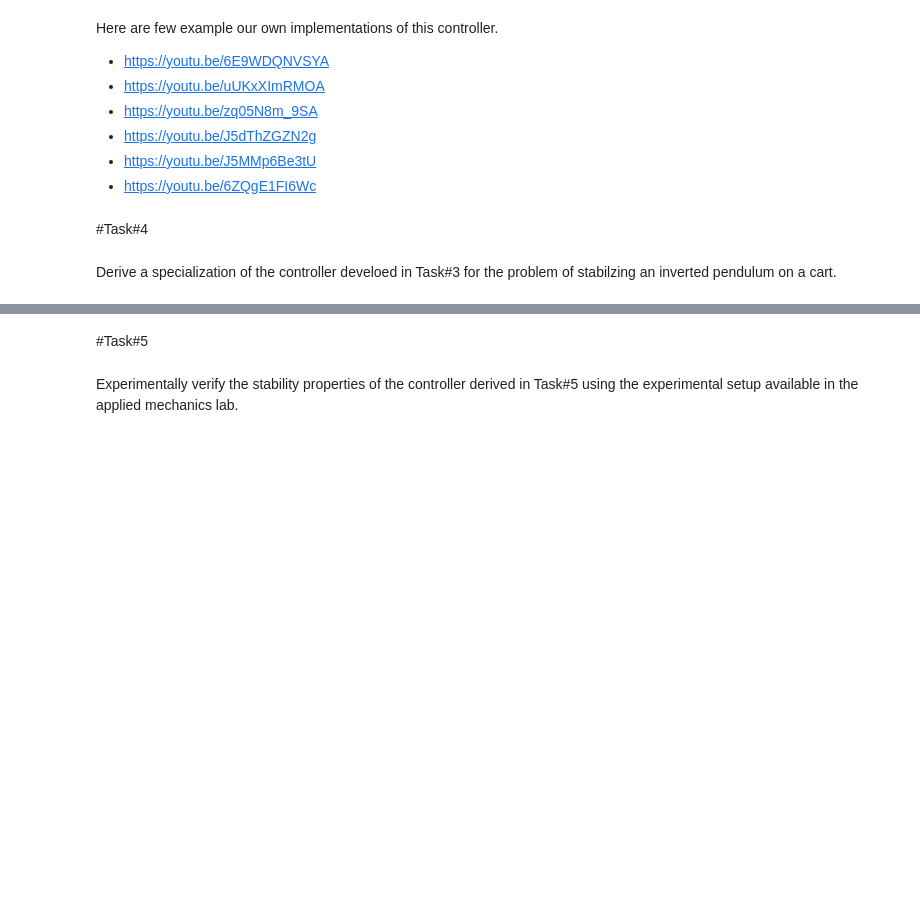
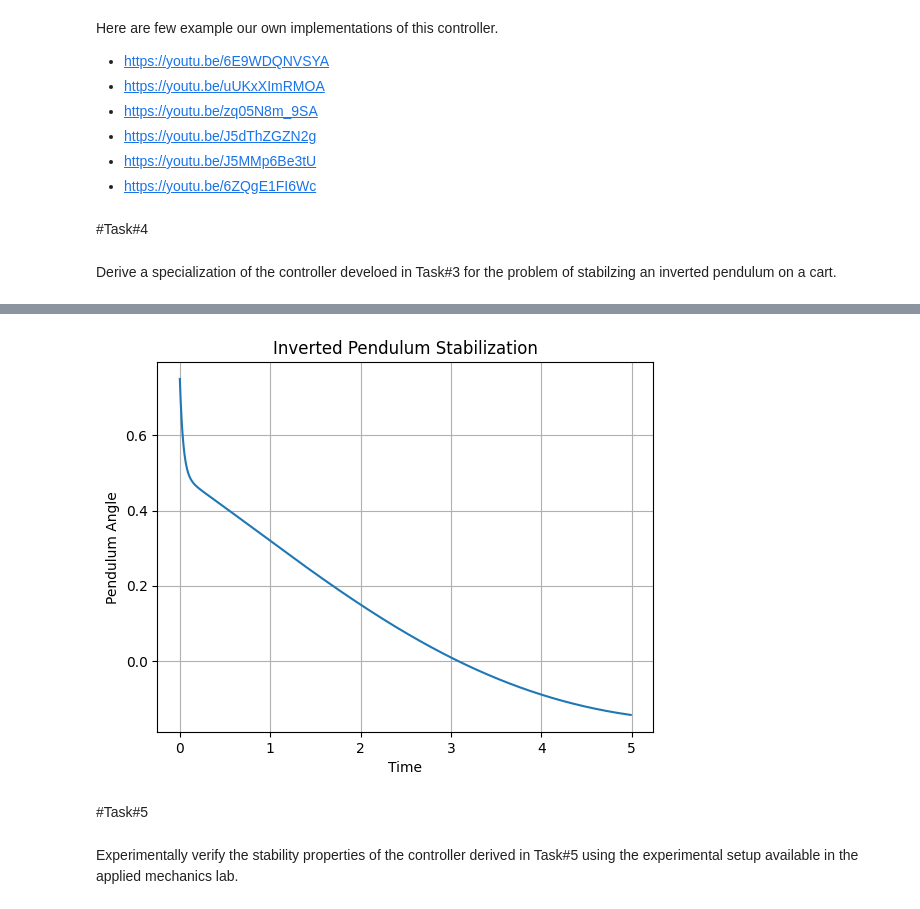
Before and after one commit to ME-UoP-ME421-Feb-2023/Rankine-CB, a Jupyter notebook: Rankine_CB_ME421_ControlSystems_Lab.ipynb, the cells around one changed output, grey strips where cells are left out. Saved outputs shown, nothing was run; the diff lists cells and outputs as text; code cells hidden in the pictures; blank space fills up the shorter version.

```diff
--- a/Rankine_CB_ME421_ControlSystems_Lab.ipynb
+++ b/Rankine_CB_ME421_ControlSystems_Lab.ipynb
@@ -476,3 +1011,59 @@ Derive a specialization of the controller develoed in Task#3 for the problem of
+# %%
+import numpy as np
+import control
+import matplotlib.pyplot as plt
+
+# System parameters
+m = 0.5  # Mass of the cart (kg)
+M = 0.2  # Mass of the pendulum (kg)
+L = 0.3  # Length of the pendulum (m)
+g = 9.81  # Acceleration due to gravity (m/s^2)
+
+# State-space representation
+A = np.array([[0, 1, 0, 0],
+              [0, -1 * (m/M) * g, 0, 0],
+              [0, 0, 0, 1],
+              [0, (M+m)/(M*L)*g, 0, 0]])
+B = np.array([[0], [1/M], [0], [-1/(M*L)]])
+C = np.array([[1, 0, 0, 0]])
+D = np.array([[0]])
+
+# Create the state-space system
+sys = control.StateSpace(A, B, C, D)
+
+# Define the desired closed-loop poles
+desired_poles = np.array([-2, -2.1, -2.2, -2.3])
+
+# Design a PID controller
+Kp = 2.0
+Ki = 1.0
+Kd = 0.5
+controller = control.TransferFunction([Kd, Kp, Ki], [1, 0])
+
+# Create the closed-loop system
+sys_cl = control.feedback(controller * sys, 1)
+
+# Simulation parameters
+dt = 0.01  # Time step size
+t = np.arange(0, 5, dt)  # Time vector
+x0 = np.array([0.1, 0, 0.1, 0])  # Initial state vector
+
+# Simulate the system
+t_out, y_out = control.forced_response(sys_cl, t, X0=x0_extended)
+
+
+t_out = np.squeeze(t_out)
+y_out = np.squeeze(y_out)
+
+# Plot the results
+plt.plot(t_out, y_out)
+plt.xlabel('Time')
+plt.ylabel('Pendulum Angle')
+plt.title('Inverted Pendulum Stabilization')
+plt.grid(True)
+plt.show()
+# %% [output]
+[figure, added]
 # %% [markdown]
 #Task#5
 # %% [markdown]
```
Also changed, not shown: parts of 11 cells of this notebook.
